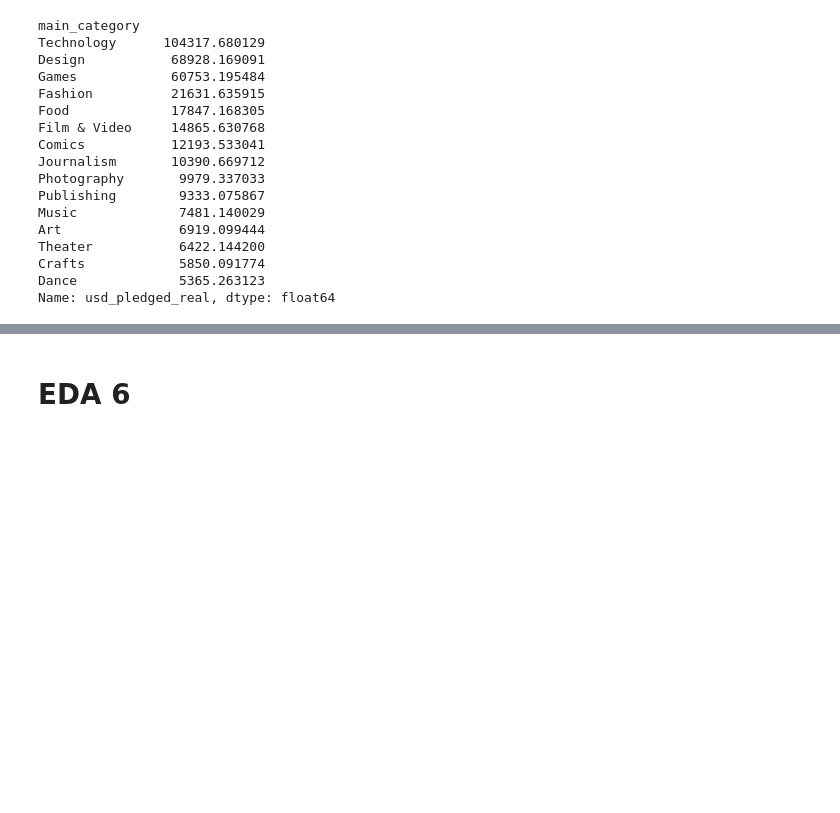
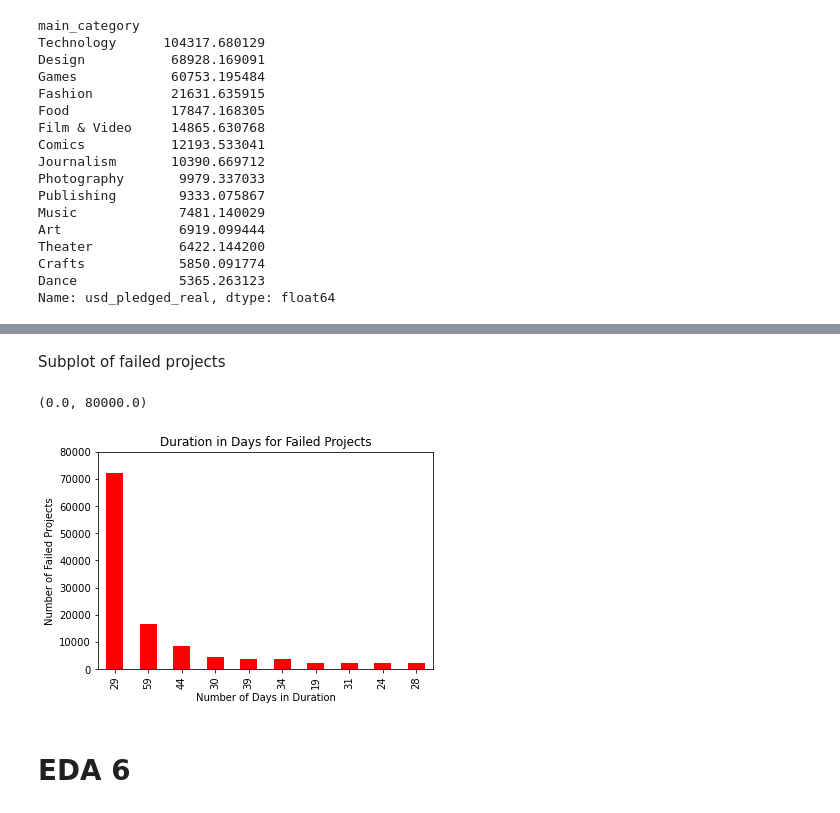
Before and after one commit to TheAidanAu/kickstarter, a Jupyter notebook: EDA2_Kickstaerter.ipynb, the cells around one changed output, grey strips where cells are left out. Saved outputs shown, nothing was run; the diff lists cells and outputs as text; code cells hidden in the pictures; blank space fills up the shorter version.

```diff
--- a/EDA2_Kickstaerter.ipynb
+++ b/EDA2_Kickstaerter.ipynb
@@ -1150,3 +1149,14 @@ Subplot of failed projects
+# %% [markdown]
+Subplot of failed projects
+# %%
+df_fail[df_fail['state']==True].duration_in_days.value_counts().sort_values(ascending=False).head(10).plot(kind='bar',color='red')
+plt.title('Duration in Days for Failed Projects')
+plt.xlabel('Number of Days in Duration')
+plt.ylabel('Number of Failed Projects')
+plt.ylim(0,80000)
+# %% [output]
+(0.0, 80000.0)
+[figure, added]
 # %% [markdown]
 # EDA 6
 # %%
```
Also changed, not shown: parts of 7 cells of this notebook.
